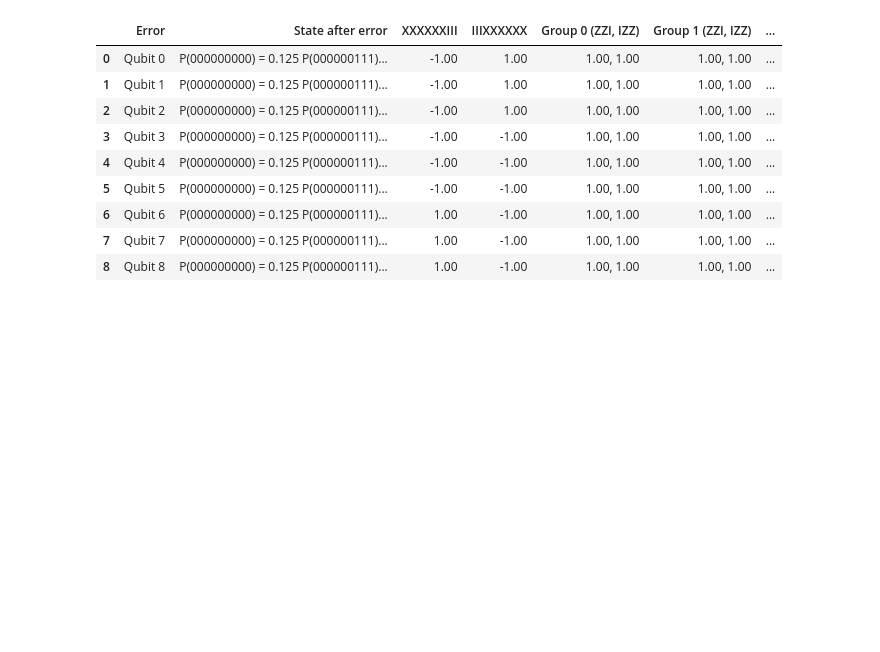
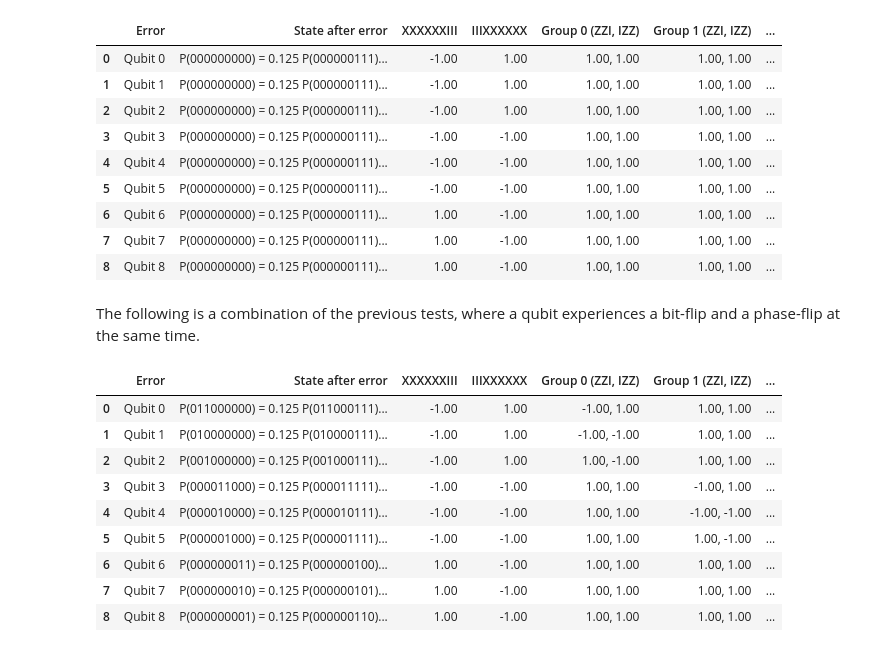
Before and after one commit to vladimirdabic/qosf_screening_tasks, a Jupyter notebook: qosf_screening_tasks.ipynb, the cells around one changed output. Saved outputs shown, nothing was run; the diff lists cells and outputs as text; code cells hidden in the pictures; blank space fills up the shorter version.

Commit message:
Add a combined test

```diff
--- a/qosf_screening_tasks.ipynb
+++ b/qosf_screening_tasks.ipynb
@@ -509,13 +509,13 @@ def shor_code_correction(state: ql.State):
     corrections_applied = []
 
     # Bit-flip corrections
-    if correction := correct_group(0, synd1_1, synd2_1):
+    if correction := correct_group(state, 0, synd1_1, synd2_1):
         corrections_applied.append(correction)
 
-    if correction := correct_group(1, synd1_2, synd2_2):
+    if correction := correct_group(state, 1, synd1_2, synd2_2):
         corrections_applied.append(correction)
 
-    if correction := correct_group(2, synd1_3, synd2_3):
+    if correction := correct_group(state, 2, synd1_3, synd2_3):
         corrections_applied.append(correction)
 
     # Phase-flip corrections
@@ -531,7 +531,7 @@ def shor_code_correction(state: ql.State):
 
     return synd1, synd2, ((synd1_1, synd2_1), (synd1_2, synd2_2), (synd1_3, synd2_3)), " & ".join(corrections_applied)
 
-def correct_group(group: int, synd1: np.complex128, synd2: np.complex128):
+def correct_group(state: ql.State, group: int, synd1: np.complex128, synd2: np.complex128):
     correction_applied = None
 
     if synd1 < 0 and synd2 > 0:  # (-1, +1)
@@ -730,3 +721,48 @@ display(HTML("<div align=\"center\">" + df.to_html().replace("\\n","<br>") + "</
 | 6 | Qubit 6 | P(000000000) = 0.125 P(000000111)... | 1.00 | -1.00 | 1.00, 1.00 | 1.00, 1.00 | ... |
 | 7 | Qubit 7 | P(000000000) = 0.125 P(000000111)... | 1.00 | -1.00 | 1.00, 1.00 | 1.00, 1.00 | ... |
 | 8 | Qubit 8 | P(000000000) = 0.125 P(000000111)... | 1.00 | -1.00 | 1.00, 1.00 | 1.00, 1.00 | ... |
+# %% [markdown]
+The following is a combination of the previous tests, where a qubit experiences a bit-flip and a phase-flip at the same time.
+# %%
+import pandas as pd
+from IPython.display import display, HTML
+
+states_error = []
+states_corrected = []
+syndromes = []
+
+for i in range(9):
+    circuit = ql.Circuit(num_qubits=9)
+    circuit.add_gate(ql.ops.X, qubit=i)
+    circuit.add_gate(ql.ops.Z, qubit=i)
+
+    (synd, errorstate, correctstate) = run_shor_test(circuit)
+    states_error.append(errorstate)
+    states_corrected.append(correctstate)
+    syndromes.append(synd)
+
+data = {
+    "Error": [f"Qubit {i}" for i in range(9)],
+    "State after error": states_error,
+    "XXXXXXIII": [f"{v[0].real:.2f}" for v in syndromes],
+    "IIIXXXXXX": [f"{v[1].real:.2f}" for v in syndromes],
+    "Group 0 (ZZI, IZZ)": [f"{v[2][0][0].real:.2f}, {v[2][0][1].real:.2f}" for v in syndromes],  # this is a bit ugly, but it does the job
+    "Group 1 (ZZI, IZZ)": [f"{v[2][1][0].real:.2f}, {v[2][1][1].real:.2f}" for v in syndromes],
+    "Group 2 (ZZI, IZZ)": [f"{v[2][2][0].real:.2f}, {v[2][2][1].real:.2f}" for v in syndromes],
+    "Correction": [v[3] for v in syndromes],
+    "State after correction": states_corrected
+}
+
+df = pd.DataFrame(data)
+display(HTML("<div align=\"center\">" + df.to_html().replace("\\n","<br>") + "</div>"))
+# %% [output]
+|  | Error | State after error | XXXXXXIII | IIIXXXXXX | Group 0 (ZZI, IZZ) | Group 1 (ZZI, IZZ) | ... |
+| 0 | Qubit 0 | P(011000000) = 0.125 P(011000111)... | -1.00 | 1.00 | -1.00, 1.00 | 1.00, 1.00 | ... |
+| 1 | Qubit 1 | P(010000000) = 0.125 P(010000111)... | -1.00 | 1.00 | -1.00, -1.00 | 1.00, 1.00 | ... |
+| 2 | Qubit 2 | P(001000000) = 0.125 P(001000111)... | -1.00 | 1.00 | 1.00, -1.00 | 1.00, 1.00 | ... |
+| 3 | Qubit 3 | P(000011000) = 0.125 P(000011111)... | -1.00 | -1.00 | 1.00, 1.00 | -1.00, 1.00 | ... |
+| 4 | Qubit 4 | P(000010000) = 0.125 P(000010111)... | -1.00 | -1.00 | 1.00, 1.00 | -1.00, -1.00 | ... |
+| 5 | Qubit 5 | P(000001000) = 0.125 P(000001111)... | -1.00 | -1.00 | 1.00, 1.00 | 1.00, -1.00 | ... |
+| 6 | Qubit 6 | P(000000011) = 0.125 P(000000100)... | 1.00 | -1.00 | 1.00, 1.00 | 1.00, 1.00 | ... |
+| 7 | Qubit 7 | P(000000010) = 0.125 P(000000101)... | 1.00 | -1.00 | 1.00, 1.00 | 1.00, 1.00 | ... |
+| 8 | Qubit 8 | P(000000001) = 0.125 P(000000110)... | 1.00 | -1.00 | 1.00, 1.00 | 1.00, 1.00 | ... |
```
Also changed, not shown: parts of 4 cells of this notebook.
